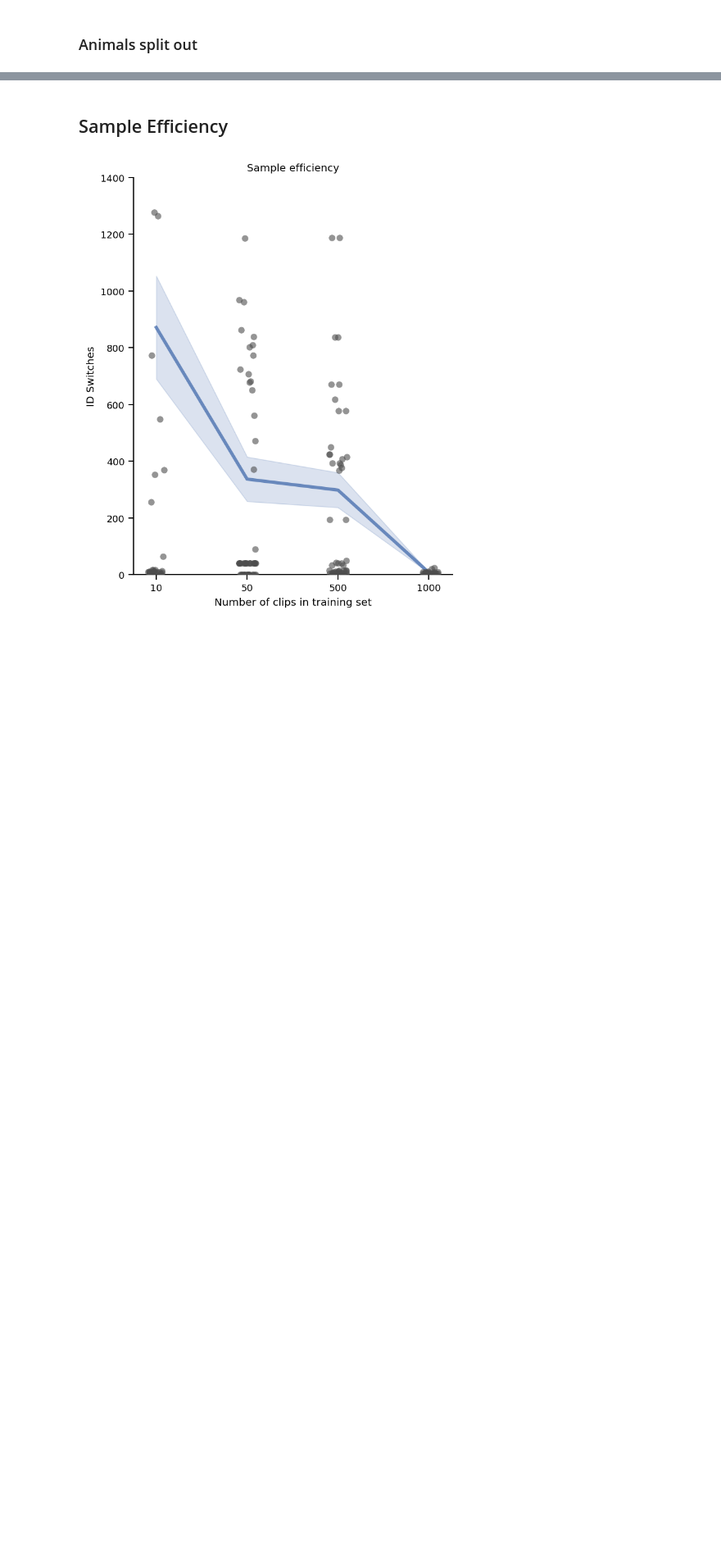
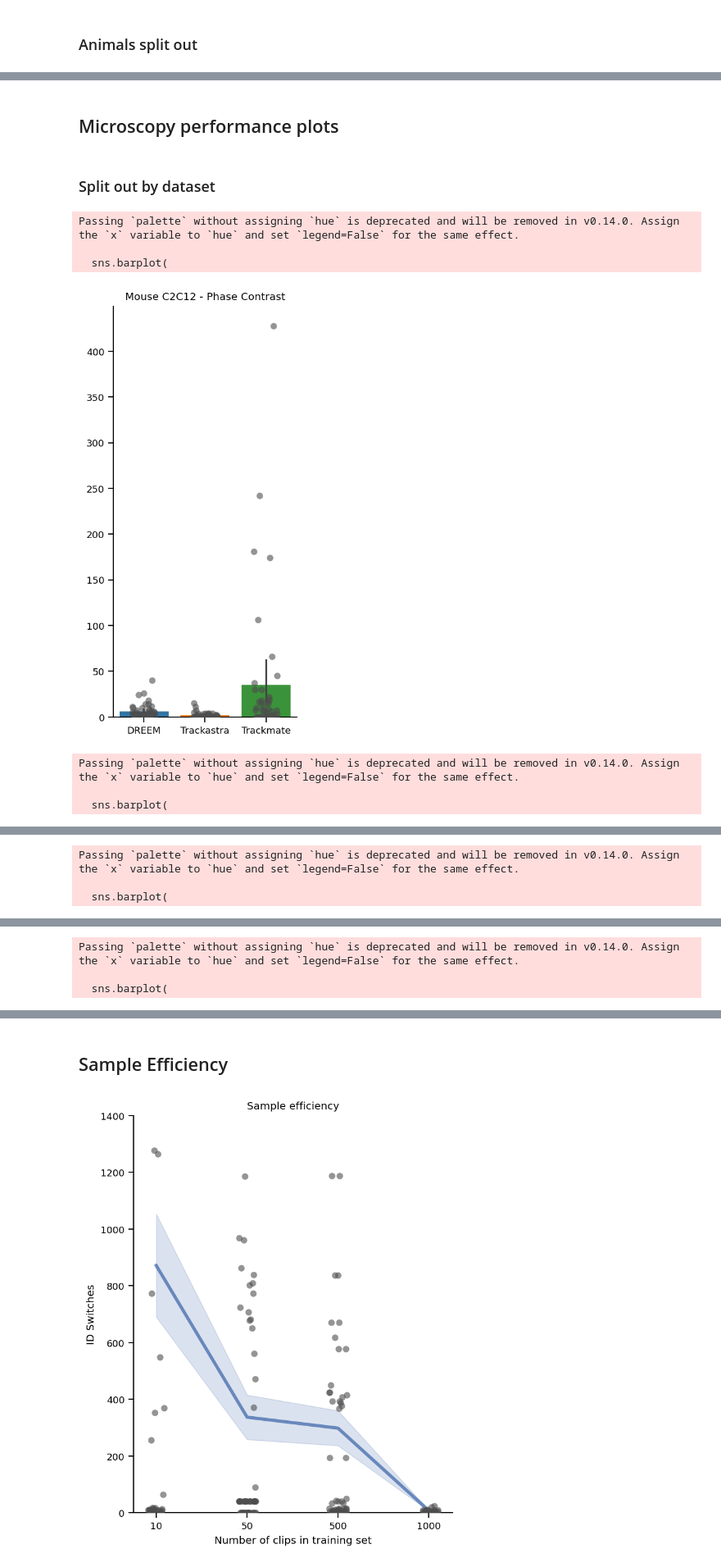
Before and after one commit to talmolab/dreem-plots, a Jupyter notebook: plot_dreem_for_submission.ipynb, the cells around one changed output, grey strips where cells are left out. Shown at 82% size. Cells and saved outputs as stored; diff of their text form; code cells hidden in the pictures; blank space fills up the shorter version.

```diff
--- a/plot_dreem_for_submission.ipynb
+++ b/plot_dreem_for_submission.ipynb
@@ -111,0 +114,2 @@ Passing `palette` without assigning `hue` is deprecated and will be removed in v
+# %% [markdown]
+##   Microscopy performance plots
@@ -111,0 +140,2 @@ Passing `palette` without assigning `hue` is deprecated and will be removed in v
+# %% [markdown]
+### Split out by dataset
@@ -111,0 +145,40 @@ Passing `palette` without assigning `hue` is deprecated and will be removed in v
+# %%
+# Create a separate plot for each unique ID
+unique_ids = df['id'].unique()
+
+for i in unique_ids:
+    data = df[df['id'] == i]
+
+    # Create a new figure for each animal
+    fig, ax = plt.subplots(figsize=small_figure_size)
+
+    sns.stripplot(x='method', y='value', data=data, color="0.3", alpha=0.6, size=6, jitter=0.2, ax=ax)
+    sns.barplot(
+        x='method', y='value', data=data,
+        palette={
+            "DREEM": sns.color_palette("tab10")[0],
+            "Trackastra": sns.color_palette("tab10")[1],
+            "Trackmate": sns.color_palette("tab10")[2]
+            },
+        ax=ax
+    )
+
+    ax.set_title(f'{i}')
+    ax.set_xlabel('')
+    ax.set_ylabel('')
+    ax.set_xticklabels([label.get_text().replace(" ", "\n") for label in ax.get_xticklabels()])
+    from matplotlib.ticker import MaxNLocator
+    ax.yaxis.set_major_locator(MaxNLocator(integer=True))
+
+    plt.tight_layout()
+    sns.despine()
+    plt.savefig(f'./data/microscopy-switches-split-chunks-{i}.png', format='png')
+    plt.show()
+# %% [output]
+Passing `palette` without assigning `hue` is deprecated and will be removed in v0.14.0. Assign the `x` variable to `hue` and set `legend=False` for the same effect.
+
+  sns.barplot(
+[figure, added]
+Passing `palette` without assigning `hue` is deprecated and will be removed in v0.14.0. Assign the `x` variable to `hue` and set `legend=False` for the same effect.
+
+  sns.barplot(
@@ -111,0 +186,3 @@ Passing `palette` without assigning `hue` is deprecated and will be removed in v
+Passing `palette` without assigning `hue` is deprecated and will be removed in v0.14.0. Assign the `x` variable to `hue` and set `legend=False` for the same effect.
+
+  sns.barplot(
@@ -111,0 +190,3 @@ Passing `palette` without assigning `hue` is deprecated and will be removed in v
+Passing `palette` without assigning `hue` is deprecated and will be removed in v0.14.0. Assign the `x` variable to `hue` and set `legend=False` for the same effect.
+
+  sns.barplot(
```
Also changed, not shown: parts of 32 cells of this notebook, 1 other file.
